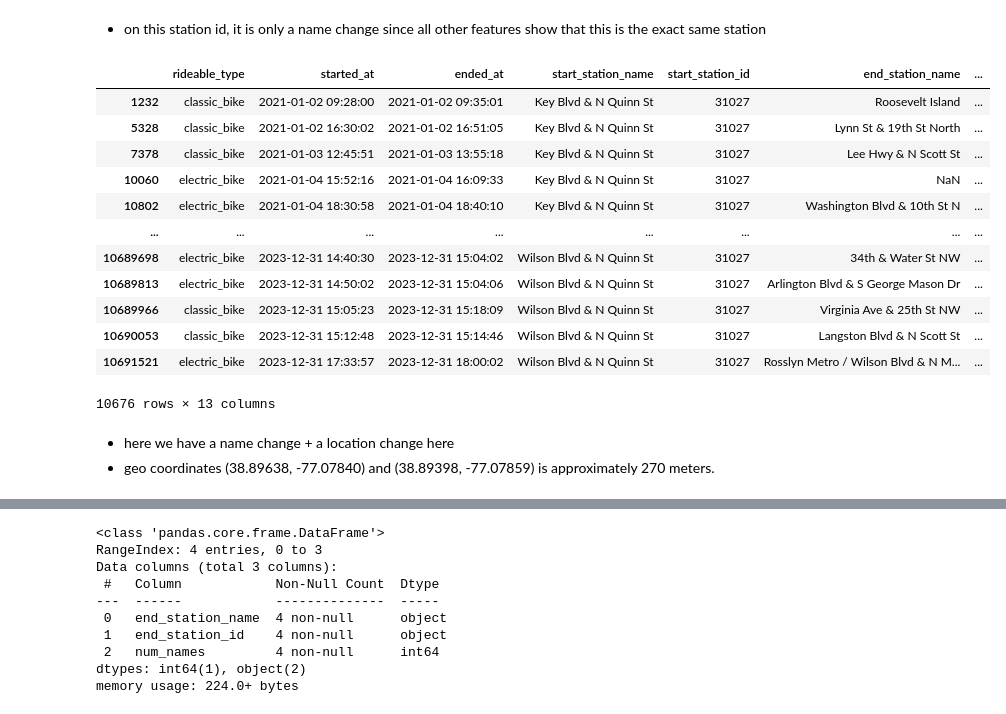
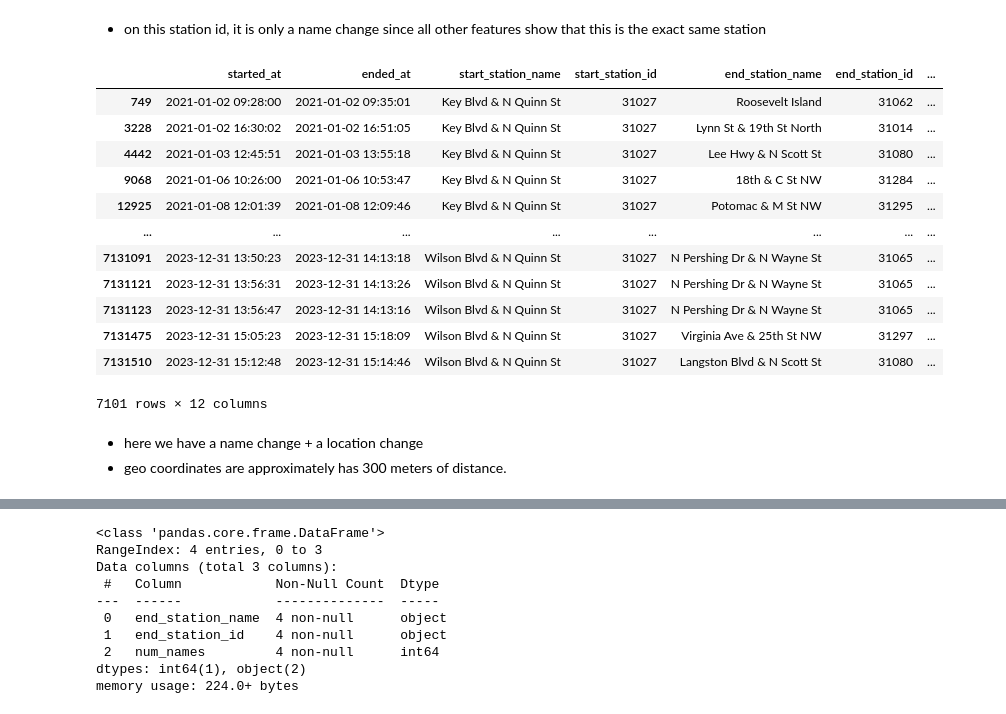
Before and after one commit to airsahin/Bike-Demand-Analysis, a Jupyter notebook: capital_bike_share.ipynb, the cells around one changed output, grey strips where cells are left out. Cells and saved outputs as stored; diff of their text form; code cells hidden in the pictures.

```diff
--- a/capital_bike_share.ipynb
+++ b/capital_bike_share.ipynb
@@ -382,0 +562,4 @@ memory usage: 224.0+ bytes
+# %%
+# define the 99th percentile as the upper limit for outliers
+df_classic = df_classic[df_classic['trip_duration'] <= 102.16].reset_index(drop=True)
+df_classic
@@ -382,0 +679,4 @@ memory usage: 224.0+ bytes
+# %%
+# define 1% quantile as minimum trip duration
+df_classic = df_classic[df_classic['trip_duration'] >= 1.8].reset_index(drop=True)
+df_classic
@@ -382,0 +742,6 @@ memory usage: 224.0+ bytes
+# %%
+# remove trips where start and end station names are the same and trip duration is less than 6.1333 minutes
+df_classic = df_classic[~((df_classic['start_station_name'] == df_classic['end_station_name']) &
+                          (df_classic['trip_duration'] <  6.1333))].reset_index(drop=True)
+
+df_classic
@@ -439,7 +899,6 @@ df[df['start_station_name'] == 'Fairfax Dr & N Taylor St']
 # %%
 # Update the 'start_station_id' for stations with multiple ids
-df.loc[df['start_station_name'] == '16th & Harvard St NW', 'start_station_id'] = 31103
-df.loc[df['start_station_name'] == 'Fairfax Dr & N Taylor St', 'start_station_id'] = 31974
-df.loc[df['start_station_name'] == 'Randle Circle & Minnesota Ave SE', 'start_station_id'] = 31702
-df.loc[df['start_station_name'] == 'S Wayne and 9th St', 'start_station_id'] = 31980
+df_classic.loc[df_classic['start_station_name'] == '16th & Harvard St NW', 'start_station_id'] = 31135
+df_classic.loc[df_classic['start_station_name'] == 'Fairfax Dr & N Taylor St', 'start_station_id'] = 31049
+df_classic.loc[df_classic['start_station_name'] == 'Randle Circle & Minnesota Ave SE', 'start_station_id'] = 31799
 # %%
@@ -541,24 +976,24 @@ df[df['start_station_id'] == 31030]
 # %% [markdown]
 * on this station id, it is only a name change since all other features show that this is the exact same station
 # %%
-df[df['start_station_id'] == 31027]
+df_classic[df_classic['start_station_id'] == 31027]
 # %% [output]
-|  | rideable_type | started_at | ended_at | start_station_name | start_station_id | end_station_name | ... |
-| 1232 | classic_bike | 2021-01-02 09:28:00 | 2021-01-02 09:35:01 | Key Blvd & N Quinn St | 31027 | Roosevelt Island | ... |
-| 5328 | classic_bike | 2021-01-02 16:30:02 | 2021-01-02 16:51:05 | Key Blvd & N Quinn St | 31027 | Lynn St & 19th St North | ... |
-| 7378 | classic_bike | 2021-01-03 12:45:51 | 2021-01-03 13:55:18 | Key Blvd & N Quinn St | 31027 | Lee Hwy & N Scott St | ... |
-| 10060 | electric_bike | 2021-01-04 15:52:16 | 2021-01-04 16:09:33 | Key Blvd & N Quinn St | 31027 | NaN | ... |
-| 10802 | electric_bike | 2021-01-04 18:30:58 | 2021-01-04 18:40:10 | Key Blvd & N Quinn St | 31027 | Washington Blvd & 10th St N | ... |
+|  | started_at | ended_at | start_station_name | start_station_id | end_station_name | end_station_id | ... |
+| 749 | 2021-01-02 09:28:00 | 2021-01-02 09:35:01 | Key Blvd & N Quinn St | 31027 | Roosevelt Island | 31062 | ... |
+| 3228 | 2021-01-02 16:30:02 | 2021-01-02 16:51:05 | Key Blvd & N Quinn St | 31027 | Lynn St & 19th St North | 31014 | ... |
+| 4442 | 2021-01-03 12:45:51 | 2021-01-03 13:55:18 | Key Blvd & N Quinn St | 31027 | Lee Hwy & N Scott St | 31080 | ... |
+| 9068 | 2021-01-06 10:26:00 | 2021-01-06 10:53:47 | Key Blvd & N Quinn St | 31027 | 18th & C St NW | 31284 | ... |
+| 12925 | 2021-01-08 12:01:39 | 2021-01-08 12:09:46 | Key Blvd & N Quinn St | 31027 | Potomac & M St NW | 31295 | ... |
 | ... | ... | ... | ... | ... | ... | ... | ... |
-| 10689698 | electric_bike | 2023-12-31 14:40:30 | 2023-12-31 15:04:02 | Wilson Blvd & N Quinn St | 31027 | 34th & Water St NW | ... |
-| 10689813 | electric_bike | 2023-12-31 14:50:02 | 2023-12-31 15:04:06 | Wilson Blvd & N Quinn St | 31027 | Arlington Blvd & S George Mason Dr | ... |
-| 10689966 | classic_bike | 2023-12-31 15:05:23 | 2023-12-31 15:18:09 | Wilson Blvd & N Quinn St | 31027 | Virginia Ave & 25th St NW | ... |
-| 10690053 | classic_bike | 2023-12-31 15:12:48 | 2023-12-31 15:14:46 | Wilson Blvd & N Quinn St | 31027 | Langston Blvd & N Scott St | ... |
-| 10691521 | electric_bike | 2023-12-31 17:33:57 | 2023-12-31 18:00:02 | Wilson Blvd & N Quinn St | 31027 | Rosslyn Metro / Wilson Blvd & N M... | ... |
+| 7131091 | 2023-12-31 13:50:23 | 2023-12-31 14:13:18 | Wilson Blvd & N Quinn St | 31027 | N Pershing Dr & N Wayne St | 31065 | ... |
+| 7131121 | 2023-12-31 13:56:31 | 2023-12-31 14:13:26 | Wilson Blvd & N Quinn St | 31027 | N Pershing Dr & N Wayne St | 31065 | ... |
+| 7131123 | 2023-12-31 13:56:47 | 2023-12-31 14:13:16 | Wilson Blvd & N Quinn St | 31027 | N Pershing Dr & N Wayne St | 31065 | ... |
+| 7131475 | 2023-12-31 15:05:23 | 2023-12-31 15:18:09 | Wilson Blvd & N Quinn St | 31027 | Virginia Ave & 25th St NW | 31297 | ... |
+| 7131510 | 2023-12-31 15:12:48 | 2023-12-31 15:14:46 | Wilson Blvd & N Quinn St | 31027 | Langston Blvd & N Scott St | 31080 | ... |
-10676 rows × 13 columns
+7101 rows × 12 columns
 # %% [markdown]
-* here we have a name change + a location change here
-* geo coordinates (38.89638, -77.07840) and (38.89398, -77.07859) is approximately 270 meters.
+* here we have a name change + a location change
+* geo coordinates are approximately has 300 meters of distance.
 # %%
 ids_with_multiple_names.tail()
 # %% [output]
```
Also changed, not shown: parts of 298 cells of this notebook.
